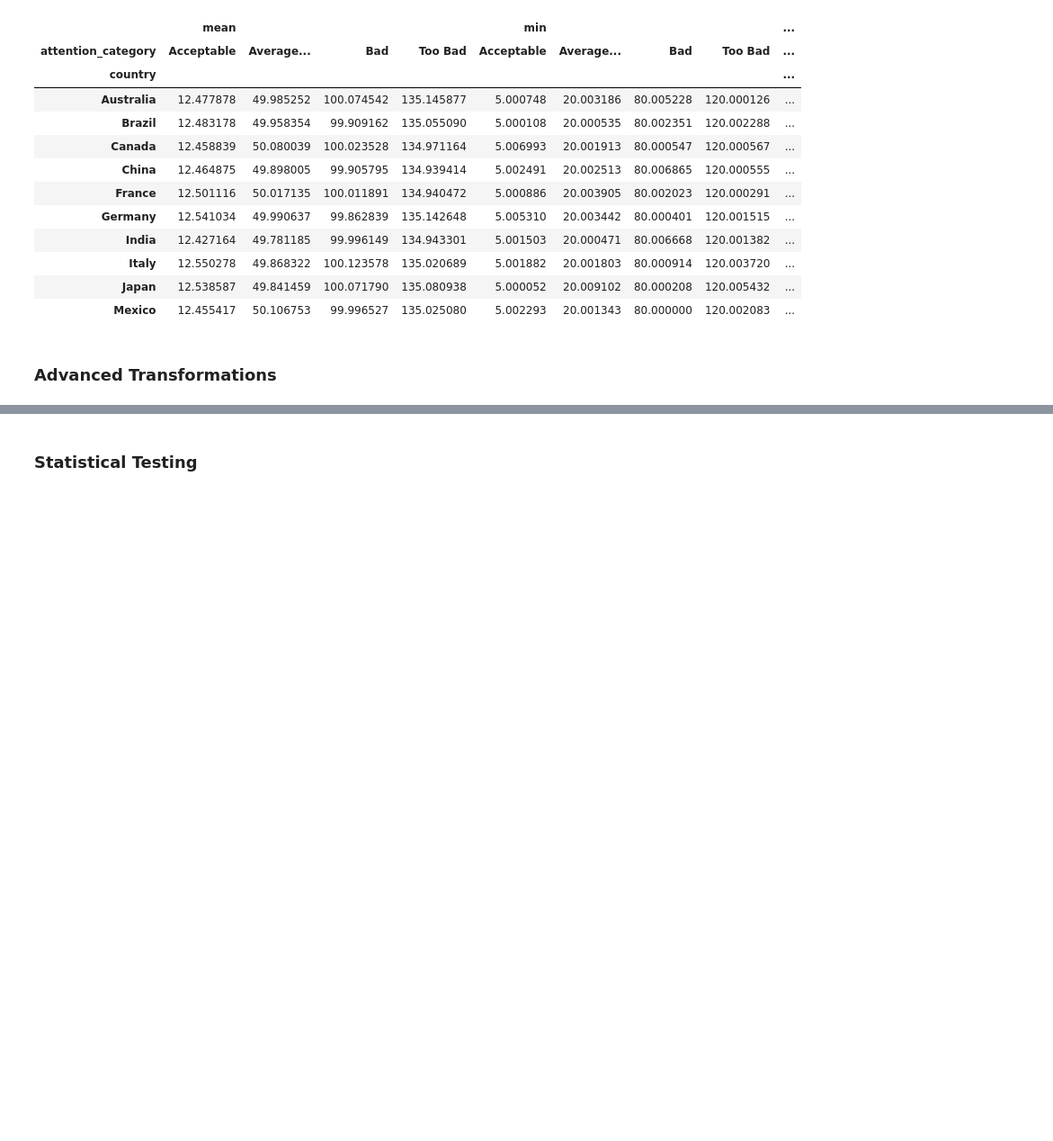
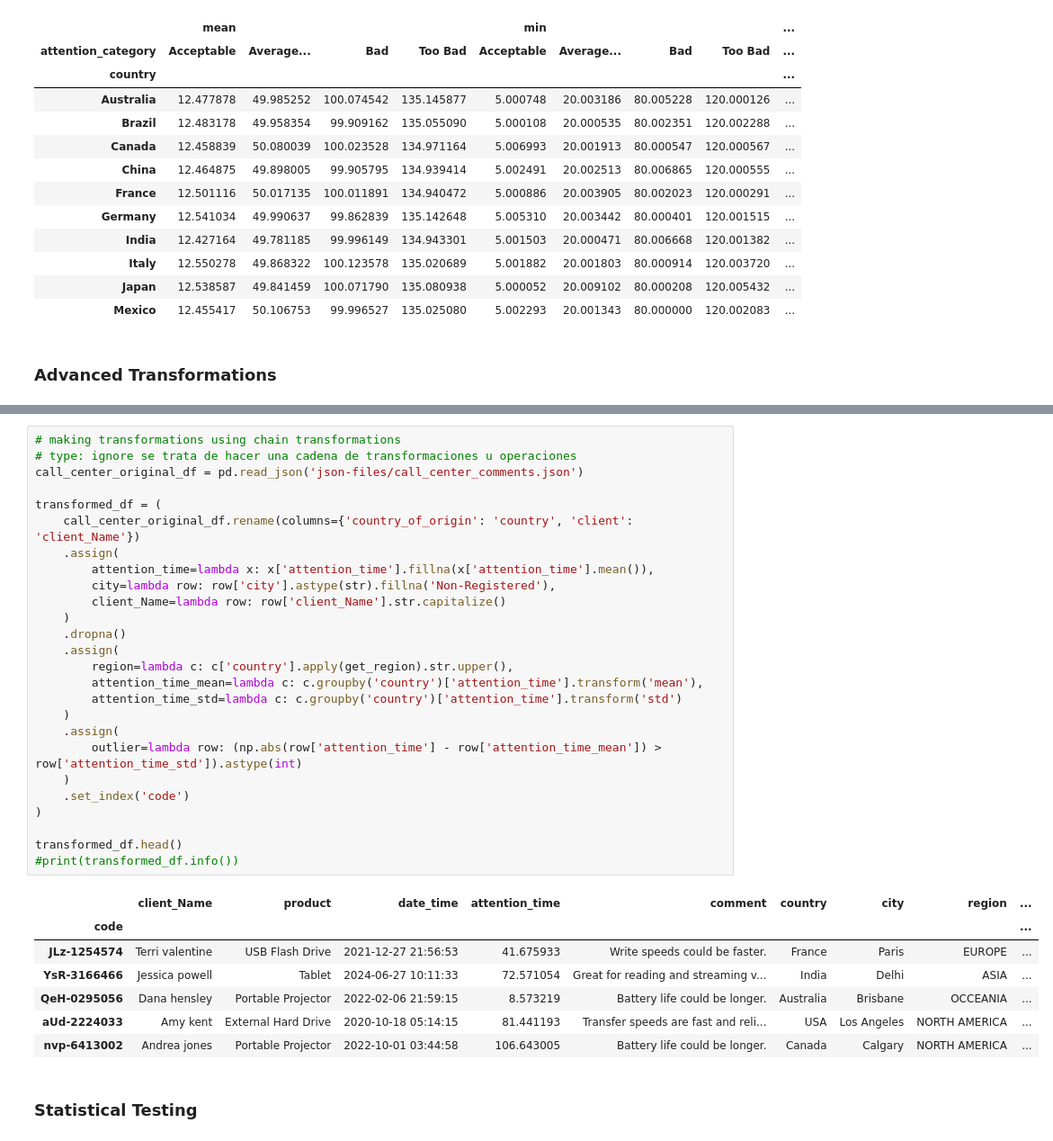
Before and after one commit to NicoG2023/Data_Science_Introduction, a Jupyter notebook: Classes/Pandas.ipynb, the cells around one changed output, grey strips where cells are left out. Shown at 90% size. Drawn from its saved outputs; the diff is of its cells as text; blank space fills up the shorter version.

```diff
--- a/Classes/Pandas.ipynb
+++ b/Classes/Pandas.ipynb
@@ -959,3 +990,37 @@ call_center_df.pivot_table(index='country', columns='attention_category', values
+# %%
+# making transformations using chain transformations
+# type: ignore se trata de hacer una cadena de transformaciones u operaciones
+call_center_original_df = pd.read_json('json-files/call_center_comments.json')
+
+transformed_df = (
+    call_center_original_df.rename(columns={'country_of_origin': 'country', 'client': 'client_Name'})
+    .assign(
+        attention_time=lambda x: x['attention_time'].fillna(x['attention_time'].mean()),
+        city=lambda row: row['city'].astype(str).fillna('Non-Registered'),
+        client_Name=lambda row: row['client_Name'].str.capitalize()
+    )
+    .dropna()
+    .assign(
+        region=lambda c: c['country'].apply(get_region).str.upper(),
+        attention_time_mean=lambda c: c.groupby('country')['attention_time'].transform('mean'),
+        attention_time_std=lambda c: c.groupby('country')['attention_time'].transform('std')
+    )
+    .assign(
+        outlier=lambda row: (np.abs(row['attention_time'] - row['attention_time_mean']) > row['attention_time_std']).astype(int)
+    )
+    .set_index('code')
+)
+
+transformed_df.head()
+#print(transformed_df.info())
+# %% [output]
+|  | client_Name | product | date_time | attention_time | comment | country | city | region | ... |
+| code |  |  |  |  |  |  |  |  | ... |
+| JLz-1254574 | Terri valentine | USB Flash Drive | 2021-12-27 21:56:53 | 41.675933 | Write speeds could be faster. | France | Paris | EUROPE | ... |
+| YsR-3166466 | Jessica powell | Tablet | 2024-06-27 10:11:33 | 72.571054 | Great for reading and streaming v... | India | Delhi | ASIA | ... |
+| QeH-0295056 | Dana hensley | Portable Projector | 2022-02-06 21:59:15 | 8.573219 | Battery life could be longer. | Australia | Brisbane | OCCEANIA | ... |
+| aUd-2224033 | Amy kent | External Hard Drive | 2020-10-18 05:14:15 | 81.441193 | Transfer speeds are fast and reli... | USA | Los Angeles | NORTH AMERICA | ... |
+| nvp-6413002 | Andrea jones | Portable Projector | 2022-10-01 03:44:58 | 106.643005 | Battery life could be longer. | Canada | Calgary | NORTH AMERICA | ... |
 # %% [markdown]
 ### Statistical Testing
 # %%
```
Also changed, not shown: parts of 4 cells of this notebook, 6 other files.
